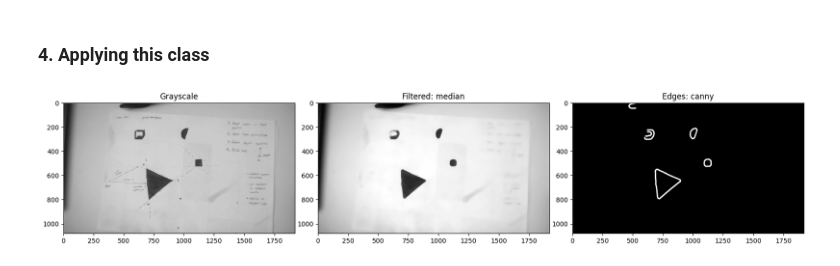
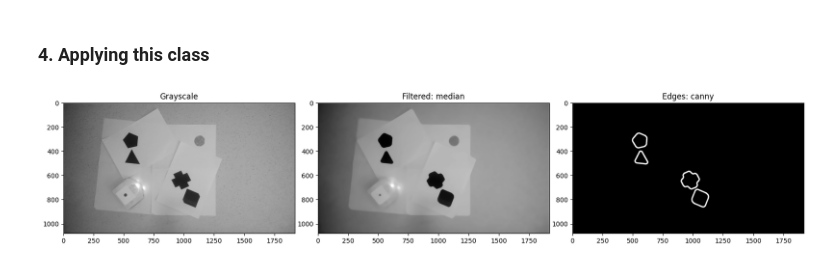
Before and after one commit to ashtondoane/MobileRoboticsProject, a Jupyter notebook: computer_vision.ipynb, the cells around one changed output. Saved outputs shown, nothing was run; the diff lists cells and outputs as text; code cells hidden in the pictures.

```diff
--- a/computer_vision.ipynb
+++ b/computer_vision.ipynb
@@ -202,5 +355,7 @@ class ThymioVision:
+# %%
+frame = ThymioVision.captureImageOnCommand()
 # %%
-frame = ThymioVision.captureImage()
+# Next, procure edges from camera capture
 img = ThymioVision.getEdges(frame, verbose=True)
 # %% [output]
-[figure, old version]
+[figure, new version]
```
Also changed, not shown: parts of 10 cells of this notebook, 4 other files.
